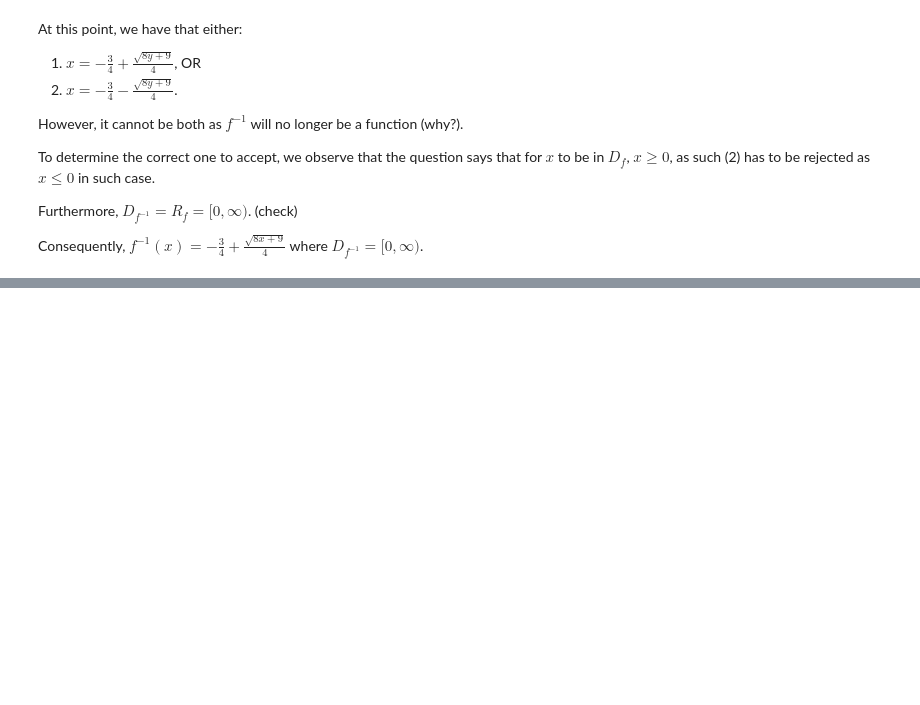
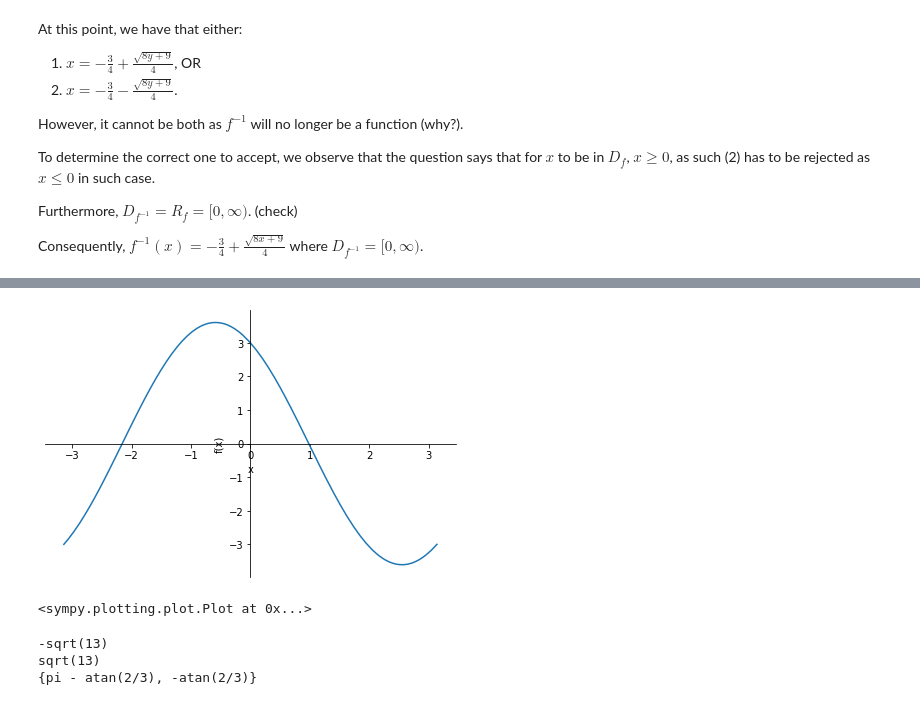
Before and after one commit to beertino/H2_math_w_python, a Jupyter notebook: Notes/Functions.ipynb, the cells around one changed output, grey strips where cells are left out. Drawn from its saved outputs; the diff is of its cells as text; code cells hidden in the pictures; blank space fills up the shorter version.

```diff
--- a/Notes/Functions.ipynb
+++ b/Notes/Functions.ipynb
@@ -1057,0 +1264,34 @@ Consequently, $f^{-1}(x)=-\frac{3}{4}+\frac{\sqrt{8x+9}}{4}$ where $D_{f^{-1}}=[
+# %%
+from sympy.calculus.util import *
+
+#The rule of the function
+f = 3*cos(x)-2*sin(x)
+
+
+#The interval for the plotting
+ivl = Interval(-pi,pi)
+
+plot(f,(x,-pi,pi))
+# %% [output]
+[figure, added]
+<sympy.plotting.plot.Plot at 0x...>
+# %%
+from sympy.calculus.util import *
+
+#The rule of the function
+expr = 3*cos(x)-2*sin(x)
+
+#The interval for the plotting
+ivl = Interval(-pi,pi)
+
+#Find the stationary points of the function
+stat_points = stationary_points(expr, x, ivl))
+
+display(Math(f'x={ latex(f_inverse[i])}'))
+display(Math(f'x={ latex(f_inverse[i])}'))
+print(minimum(f, x, ivl))
+print(maximum(f, x, ivl))
+# %% [output]
+-sqrt(13)
+sqrt(13)
+{pi - atan(2/3), -atan(2/3)}
```
Also changed, not shown: parts of 15 cells of this notebook, 6 other files.
